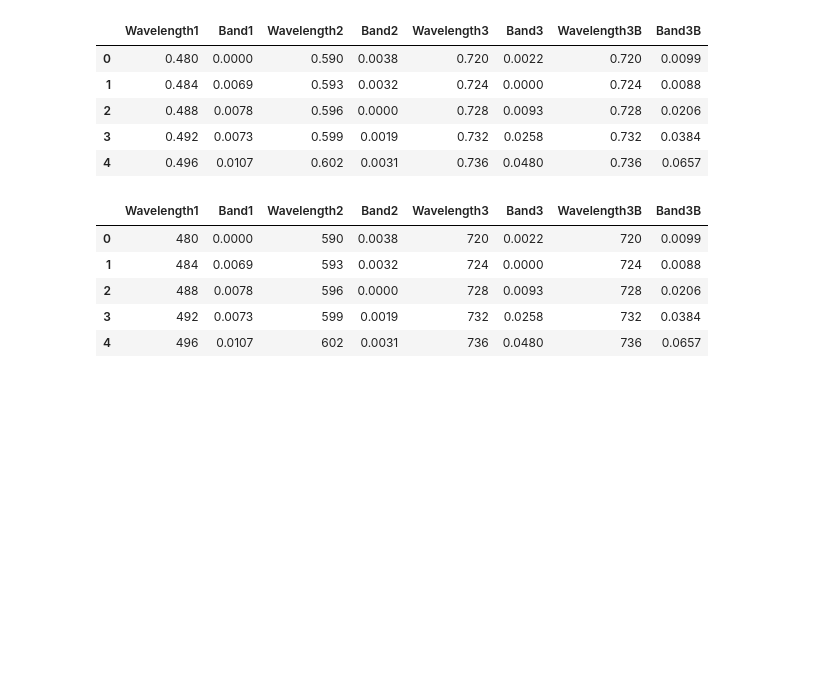
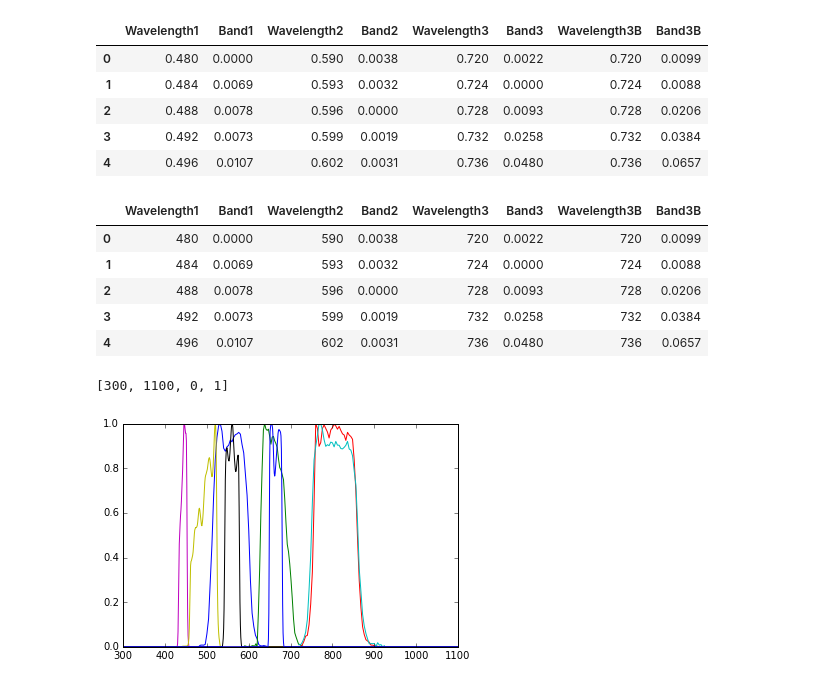
Before and after one commit to simonaoliver/datacube.spectral, a Jupyter notebook: RSR-converter.ipynb, the cells around one changed output. Saved outputs shown, nothing was run; the diff lists cells and outputs as text; code cells hidden in the pictures; blank space fills up the shorter version.

Commit message:
Added sample plots.

```diff
--- a/RSR-converter.ipynb
+++ b/RSR-converter.ipynb
@@ -326,3 +327,20 @@ read_specral_resonse(store, 'terra/astervnir').head(5)
 | 2 | 488 | 0.0078 | 596 | 0.0000 | 728 | 0.0093 | 728 | 0.0206 |
 | 3 | 492 | 0.0073 | 599 | 0.0019 | 732 | 0.0258 | 732 | 0.0384 |
 | 4 | 496 | 0.0107 | 602 | 0.0031 | 736 | 0.0480 | 736 | 0.0657 |
+# %%
+df = read_specral_resonse(store, 'terra/astervnir')
+df2 = read_specral_resonse(store, 'sentinel_2a/msi')
+# %%
+fig, axes = subplots(nrows=1)
+plot(df['Wavelength1'].values, df['Band1'].values)
+plot(df['Wavelength2'].values, df['Band2'].values)
+plot(df['Wavelength3'].values, df['Band3'].values)
+plot(df['Wavelength3B'].values, df['Band3B'].values)
+plot(df2['Wavelength1'].values, df2['Band1'].values)
+plot(df2['Wavelength2'].values, df2['Band2'].values)
+plot(df2['Wavelength3'].values, df2['Band3'].values)
+plot(df2['Wavelength4'].values, df2['Band4'].values)
+axes.axis([300, 1100, 0, 1])
+# %% [output]
+[300, 1100, 0, 1]
+[figure, added]
```
Also changed, not shown: parts of 2 cells of this notebook.
